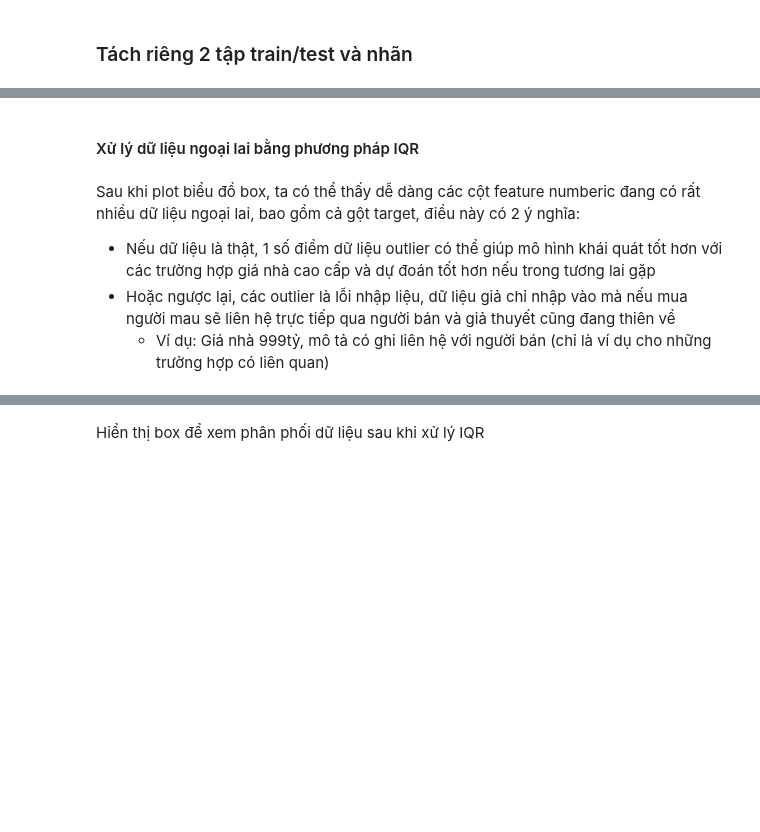
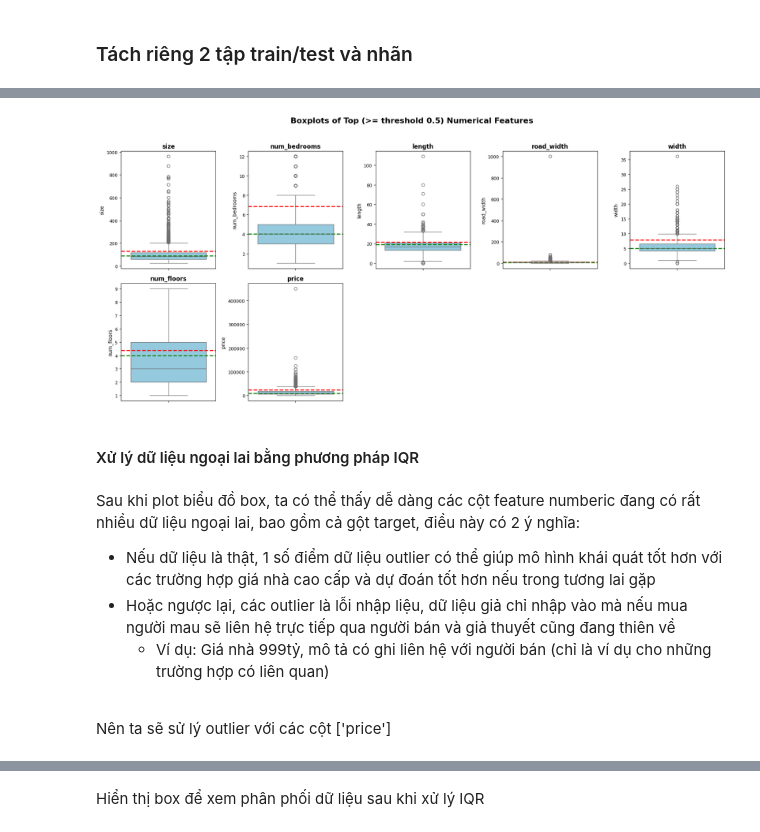
Before and after one commit to khaixinhtuoi/house_price_analysis, a Jupyter notebook: 01_build_model.ipynb, the cells around one changed output, grey strips where cells are left out. Saved outputs shown, nothing was run; the diff lists cells and outputs as text; code cells hidden in the pictures; blank space fills up the shorter version.

```diff
--- a/01_build_model.ipynb
+++ b/01_build_model.ipynb
@@ -485,0 +419,19 @@ train_df, test_df = train_test_split(
+# %%
+def rule_base_preprocess(data):
+    data = data.copy()
+    # Loại bỏ dữ liệu có giá nhà/unit quá cao, nghi do lỗi nhập liệu
+    data = data[(data['price_per_unit'] > 16) & (data['price_per_unit'] < 1000)]
+    # Theo quy định, ta có thể loại bỏ áp dụng cho toàn bộ nhà đất
+    data = data[data['size'] >= 25]
+    # Trong thực tế, rất khó có nhà có số ngủ quá lớn mà chỉ giới hạn nhiều nhất khoảng 10 - 12 phòng ngủ, nếu trên có khả năng là nhà quá to hoặc chung cư
+    data = data[data['num_bedrooms'] <= 12]
+    # Các nhà biệt thự cùng lắm cũng chỉ 7 - 10 tầng, nếu cao hơn cũng có khả năng nhưng chủ yếu là các tòa nhà chung cư lớn
+    data = data[data['num_floors'] < 10]
+
+    data = data.drop(['price_per_unit'], axis=1)
+
+    return data
+# %%
+# Áp dụng cho cả tập train và test
+train_df = rule_base_preprocess(train_df)
+test_df = rule_base_preprocess(test_df)
@@ -486,3 +482,31 @@ train_df, test_df = train_test_split(
+# %%
+important_cols = [
+    "size", "num_bedrooms", "length", "road_width",
+    "width", "num_floors", "price"
+]
+
+fig, axes = plt.subplots(2, 5, figsize=(18, 8))
+axes = axes.flatten()
+
+for i, col in enumerate(important_cols):
+    sns.boxplot(data=train_df, y=col, ax=axes[i], color="skyblue")
+    axes[i].set_title(col, fontsize=12, fontweight="bold")
+    axes[i].tick_params(labelsize=9)
+    axes[i].axhline(data[col].mean(), color='red', linestyle="--",
+                   linewidth=2, label=f'Mean = {data[col].mean():.2f}')
+    axes[i].axhline(data[col].median(), color='green', linestyle="--",
+                   linewidth=2, label=f'Median = {data[col].median():.2f}')
+
+for i in range(len(important_cols), len(axes)):
+    axes[i].set_visible(False)
+
+plt.suptitle("Boxplots of Top (>= threshold 0.5) Numerical Features", fontsize=16,
+             fontweight="bold", y=1.03)
+
+plt.tight_layout()
+plt.show()
+# %% [output]
+[figure, added]
 # %% [markdown]
 #### Xử lý dữ liệu ngoại lai bằng phương pháp IQR
 # %% [markdown]
@@ -490,3 +514,7 @@ Sau khi plot biểu đồ box, ta có thể thấy dễ dàng các cột feature
 - Nếu dữ liệu là thật, 1 số điểm dữ liệu outlier có thể giúp mô hình khái quát tốt hơn với các trường hợp giá nhà cao cấp và dự đoán tốt hơn nếu trong tương lai gặp
 - Hoặc ngược lại, các outlier là lỗi nhập liệu, dữ liệu giả chỉ nhập vào mà nếu mua người mau sẽ liên hệ trực tiếp qua người bán và giả thuyết cũng đang thiên về
   - Ví dụ: Giá nhà 999tỷ, mô tả có ghi liên hệ với người bán (chỉ là ví dụ cho những trường hợp có liên quan)
+
+<br>
+
+Nên ta sẽ sử lý outlier với các cột ['price']
```
Also changed, not shown: parts of 51 cells of this notebook.
